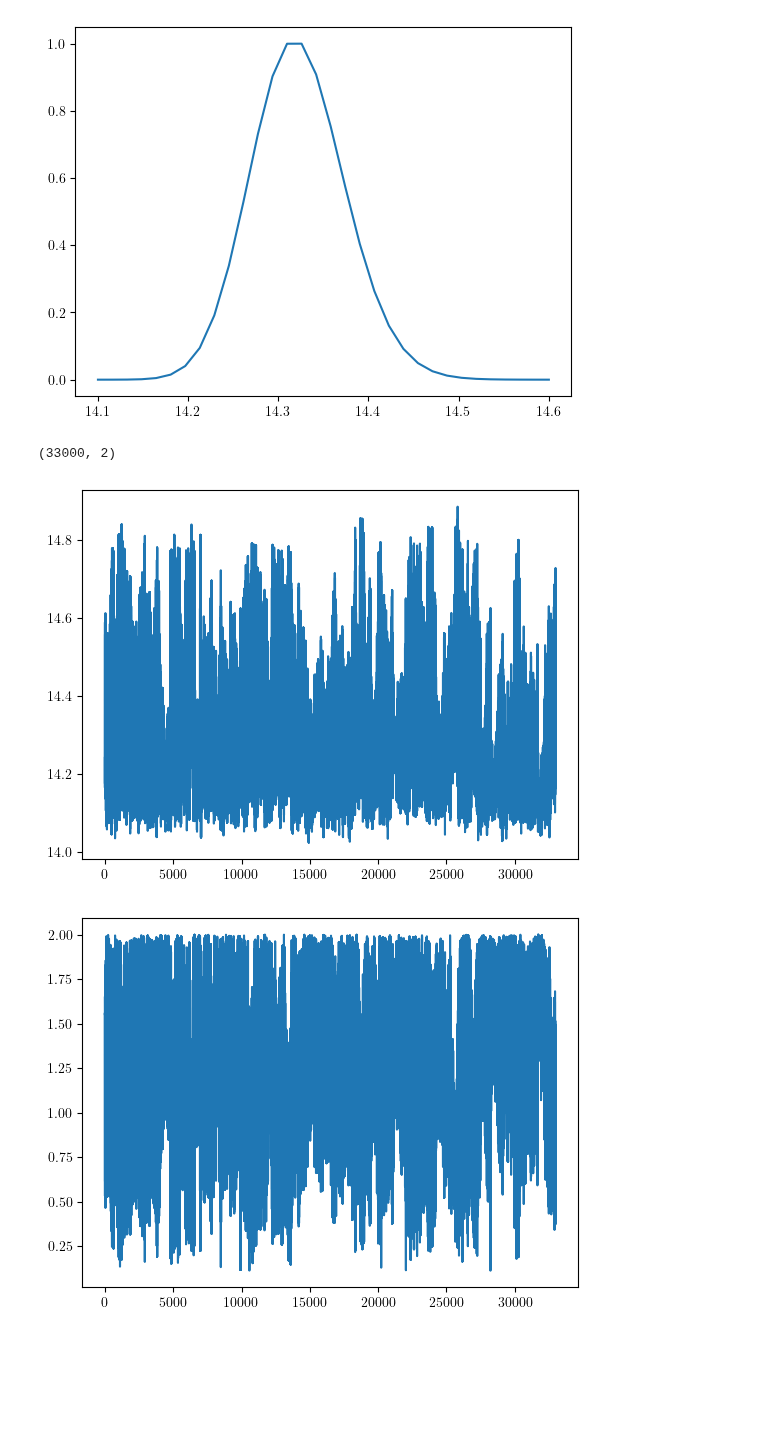
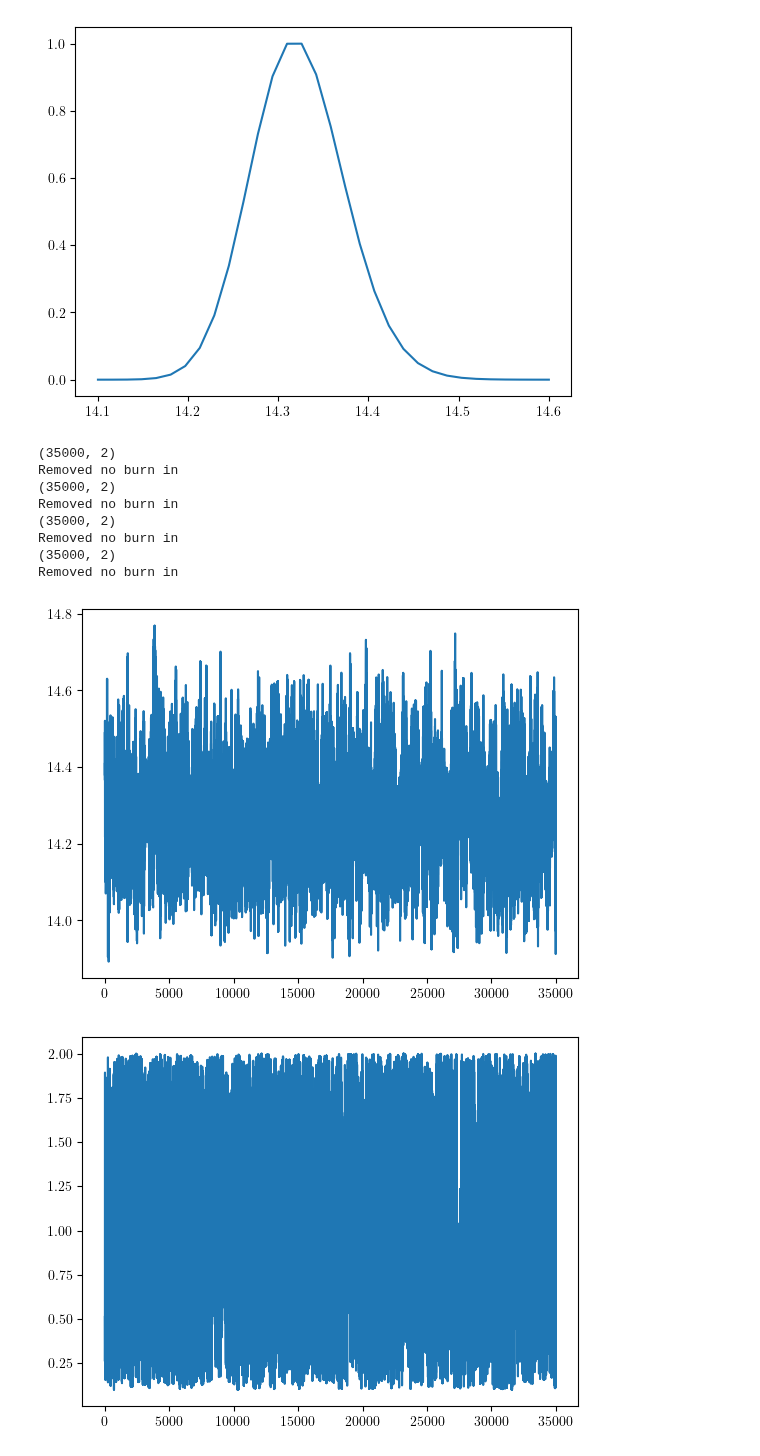
Before and after one commit to Cosmotheka/Cosmotheka_likelihoods, a Jupyter notebook: papers/ROSATx/LikelihoodExample.ipynb, the cells around one changed output. Cells and saved outputs as stored; diff of their text form; code cells hidden in the pictures; blank space fills up the shorter version.

```diff
--- a/papers/ROSATx/LikelihoodExample.ipynb
+++ b/papers/ROSATx/LikelihoodExample.ipynb
@@ -250,13 +250,31 @@ chain = sampler.get_chain(discard=0, flat=True)
 probs = sampler.get_log_prob(flat=True)
 np.savez("chain_Mc_aT_Y3.npz", chain=chain, probs=probs)
 # %%
-d = np.load("chain_Mc_aT_Y3.npz")
-chain = d['chain'][7000:]
-print(chain.shape)
-for i in range(2):
-    plt.figure()
-    plt.plot(chain[:, i])
+from getdist import MCSamples
+from getdist import plots as gplots
+
+samples = {}
+for j in range(4):
+    d = np.load(f"chain_Mc_aT_Y3_bin{j}.npz")
+    chain = d['chain'][5000:]
+    print(chain.shape)
+    for i in range(2):
+        plt.figure()
+        plt.plot(chain[:, i])
+    samp = MCSamples(samples=chain,
+                     names=['Mc', 'alpha_T'],
+                     ranges=[[13, 15], [0.1, 2.0]],
+                     labels=[r'$\log_{10}M_c$', r'$\alpha_T$'])
+    samp.smooth_scale_2D=0.2
+    samples[f'bin{j}'] = samp
 # %% [output]
-(33000, 2)
+(35000, 2)
+Removed no burn in
+(35000, 2)
+Removed no burn in
+(35000, 2)
+Removed no burn in
+(35000, 2)
+Removed no burn in
-[figure, old version]
+[figure, new version]
-[figure, old version]
+[figure, new version]
```
Also changed, not shown: parts of 2 cells of this notebook, 3 other files.
